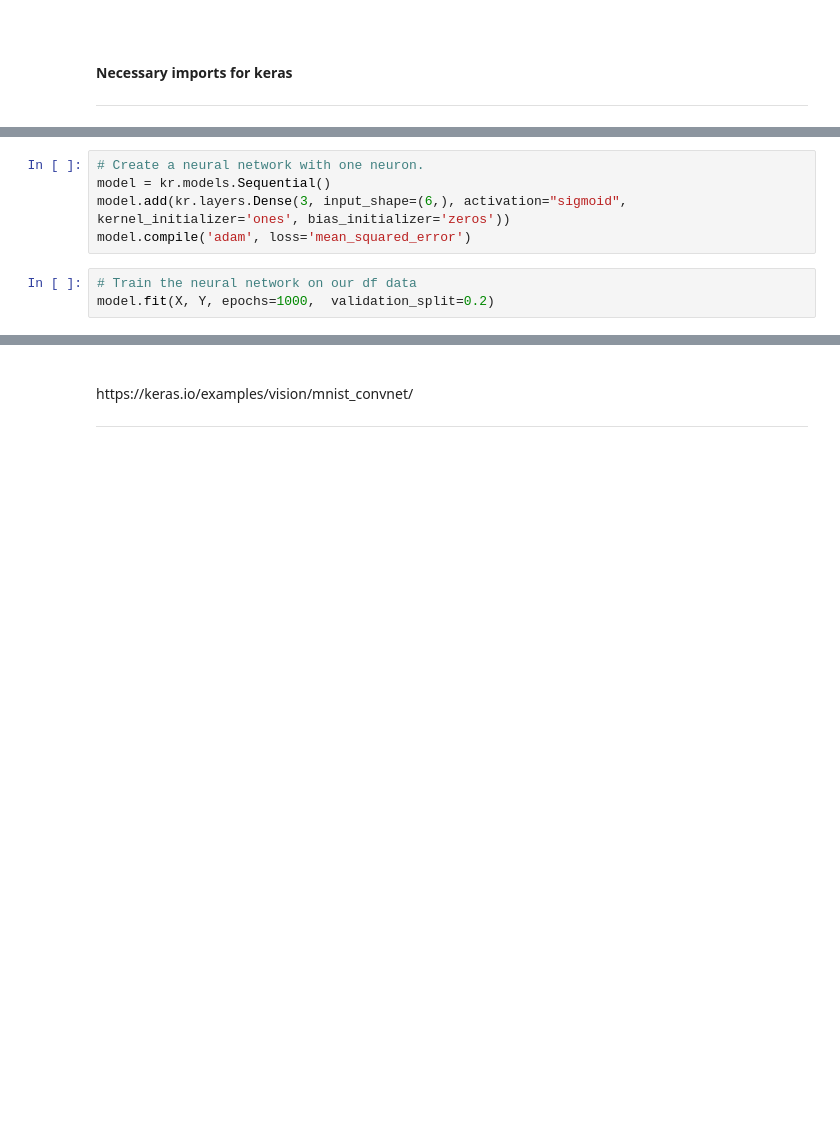
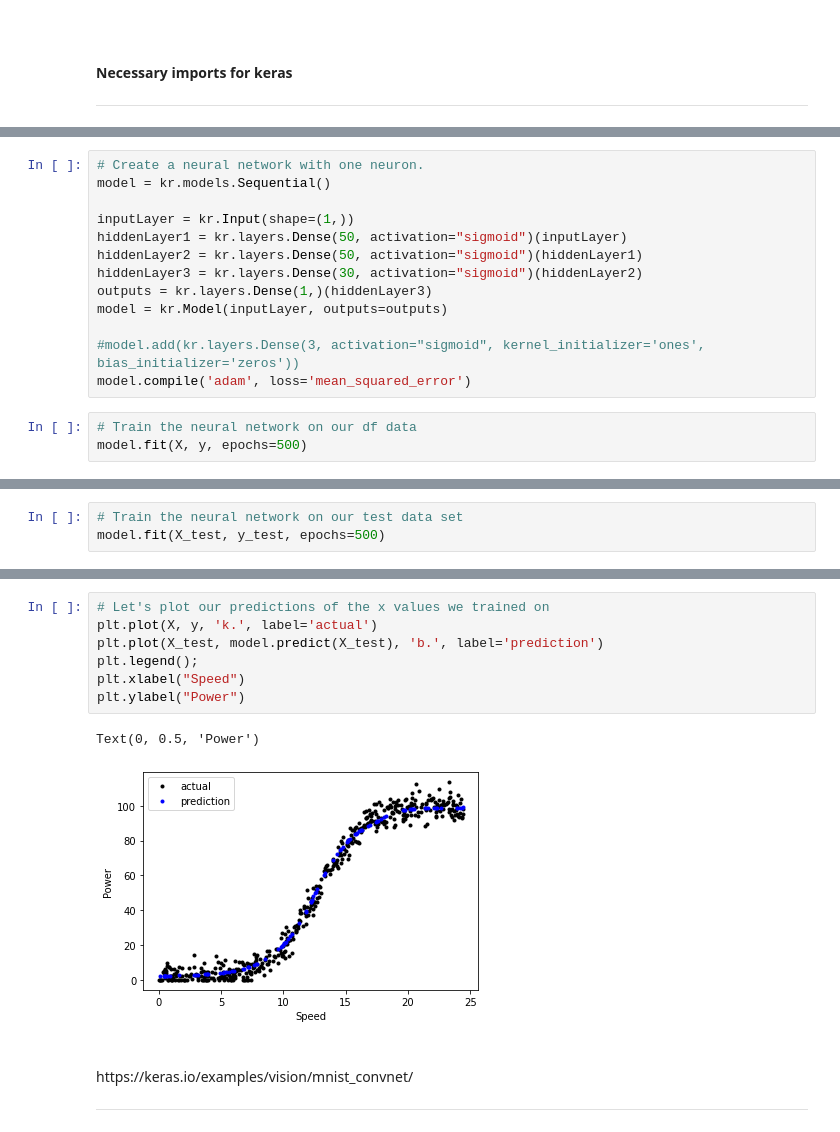
Before and after one commit to colinroche/Emerging-Tech-Project2020, a Jupyter notebook: train-model.ipynb, the cells around one changed output, grey strips where cells are left out. Cells and saved outputs as stored; diff of their text form; blank space fills up the shorter version.

```diff
--- a/train-model.ipynb
+++ b/train-model.ipynb
@@ -132,9 +121,17 @@ df
 # %%
 # Create a neural network with one neuron.
 model = kr.models.Sequential()
-model.add(kr.layers.Dense(3, input_shape=(6,), activation="sigmoid", kernel_initializer='ones', bias_initializer='zeros'))
+
+inputLayer = kr.Input(shape=(1,))
+hiddenLayer1 = kr.layers.Dense(50, activation="sigmoid")(inputLayer)
+hiddenLayer2 = kr.layers.Dense(50, activation="sigmoid")(hiddenLayer1)
+hiddenLayer3 = kr.layers.Dense(30, activation="sigmoid")(hiddenLayer2)
+outputs = kr.layers.Dense(1,)(hiddenLayer3)
+model = kr.Model(inputLayer, outputs=outputs)
+
+#model.add(kr.layers.Dense(3, activation="sigmoid", kernel_initializer='ones', bias_initializer='zeros'))
 model.compile('adam', loss='mean_squared_error')
 # %%
 # Train the neural network on our df data
-model.fit(X, Y, epochs=1000,  validation_split=0.2)
+model.fit(X, y, epochs=500)
 # %% [output]
@@ -145,0 +165,3 @@ ValueError: in user code:
+# %%
+# Train the neural network on our test data set
+model.fit(X_test, y_test, epochs=500)
@@ -146,3 +187,13 @@ ValueError: in user code:
+# %%
+# Let's plot our predictions of the x values we trained on
+plt.plot(X, y, 'k.', label='actual')
+plt.plot(X_test, model.predict(X_test), 'b.', label='prediction')
+plt.legend();
+plt.xlabel("Speed")
+plt.ylabel("Power")
+# %% [output]
+Text(0, 0.5, 'Power')
+[figure, added]
 # %% [markdown]
 <br>
 https://keras.io/examples/vision/mnist_convnet/
```
Also changed, not shown: parts of 13 cells of this notebook, 1 other file.
